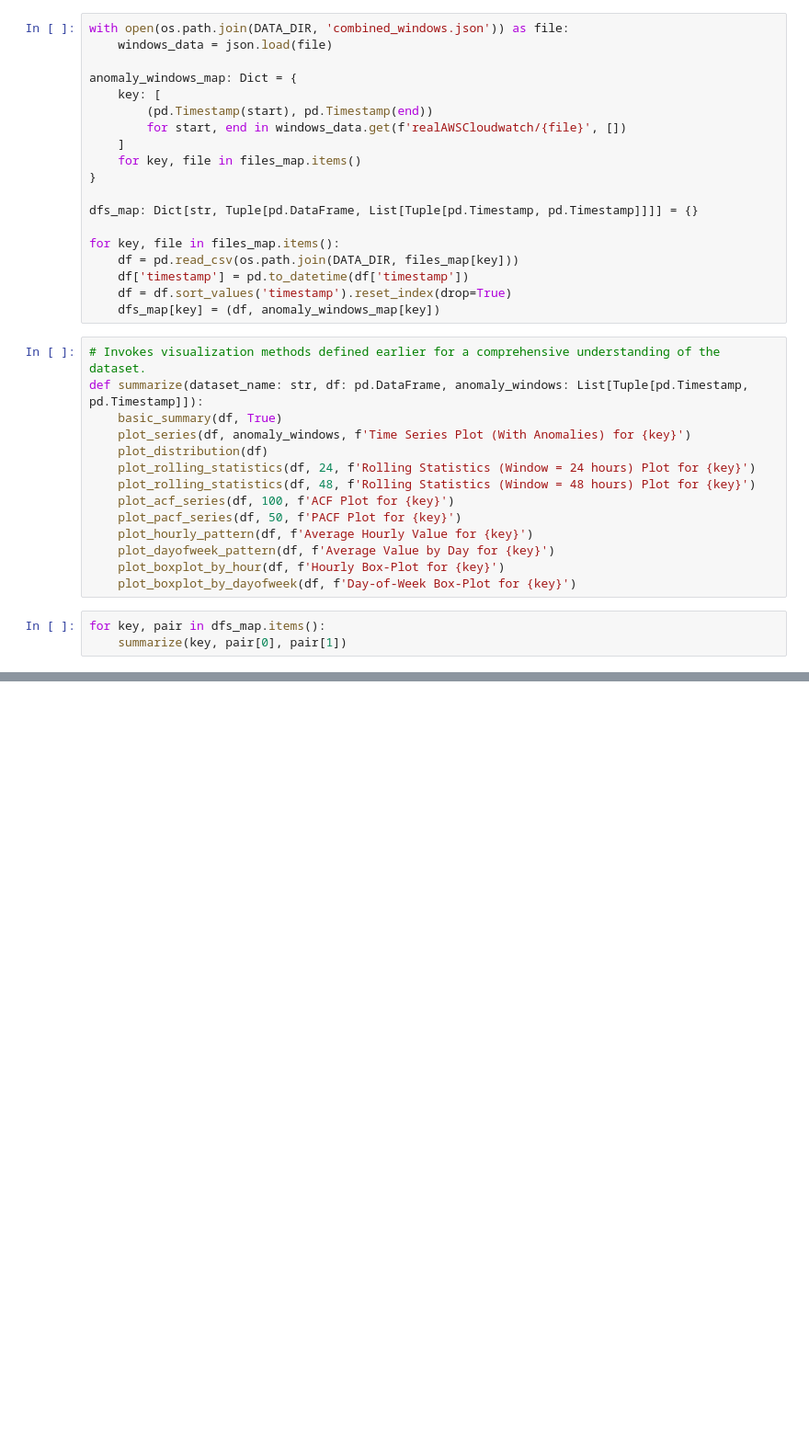
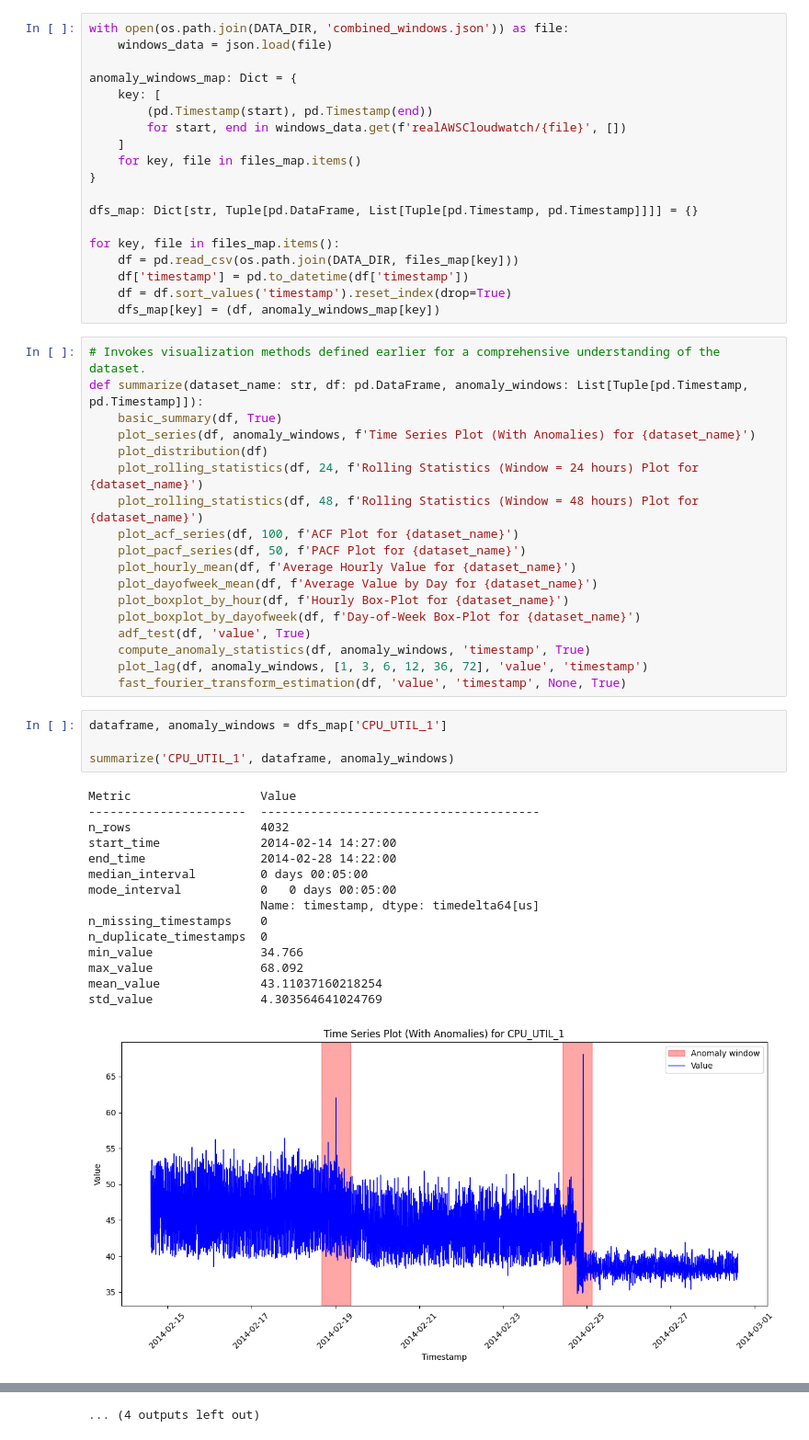
Before and after one commit to Umair-A-Mirza/cloud-alert-forecasting-internship-task, a Jupyter notebook: notebooks/eda.ipynb, the cells around one changed output, grey strips where cells are left out. Shown at 92% size. Saved outputs shown, nothing was run; the diff lists cells and outputs as text; blank space fills up the shorter version.

```diff
--- a/notebooks/eda.ipynb
+++ b/notebooks/eda.ipynb
@@ -63,16 +63,37 @@ for key, file in files_map.items():
 # Invokes visualization methods defined earlier for a comprehensive understanding of the dataset.
 def summarize(dataset_name: str, df: pd.DataFrame, anomaly_windows: List[Tuple[pd.Timestamp, pd.Timestamp]]):
     basic_summary(df, True)
-    plot_series(df, anomaly_windows, f'Time Series Plot (With Anomalies) for {key}')
+    plot_series(df, anomaly_windows, f'Time Series Plot (With Anomalies) for {dataset_name}')
     plot_distribution(df)
-    plot_rolling_statistics(df, 24, f'Rolling Statistics (Window = 24 hours) Plot for {key}')
-    plot_rolling_statistics(df, 48, f'Rolling Statistics (Window = 48 hours) Plot for {key}')
-    plot_acf_series(df, 100, f'ACF Plot for {key}')
-    plot_pacf_series(df, 50, f'PACF Plot for {key}')
-    plot_hourly_pattern(df, f'Average Hourly Value for {key}')
-    plot_dayofweek_pattern(df, f'Average Value by Day for {key}')
-    plot_boxplot_by_hour(df, f'Hourly Box-Plot for {key}')
-    plot_boxplot_by_dayofweek(df, f'Day-of-Week Box-Plot for {key}')
+    plot_rolling_statistics(df, 24, f'Rolling Statistics (Window = 24 hours) Plot for {dataset_name}')
+    plot_rolling_statistics(df, 48, f'Rolling Statistics (Window = 48 hours) Plot for {dataset_name}')
+    plot_acf_series(df, 100, f'ACF Plot for {dataset_name}')
+    plot_pacf_series(df, 50, f'PACF Plot for {dataset_name}')
+    plot_hourly_mean(df, f'Average Hourly Value for {dataset_name}')
+    plot_dayofweek_mean(df, f'Average Value by Day for {dataset_name}')
+    plot_boxplot_by_hour(df, f'Hourly Box-Plot for {dataset_name}')
+    plot_boxplot_by_dayofweek(df, f'Day-of-Week Box-Plot for {dataset_name}')
+    adf_test(df, 'value', True)
+    compute_anomaly_statistics(df, anomaly_windows, 'timestamp', True)
+    plot_lag(df, anomaly_windows, [1, 3, 6, 12, 36, 72], 'value', 'timestamp')
+    fast_fourier_transform_estimation(df, 'value', 'timestamp', None, True)
 # %%
-for key, pair in dfs_map.items():
-    summarize(key, pair[0], pair[1])
+dataframe, anomaly_windows = dfs_map['CPU_UTIL_1']
+
+summarize('CPU_UTIL_1', dataframe, anomaly_windows)
+# %% [output]
+Metric                  Value
+----------------------  ---------------------------------------
+n_rows                  4032
+start_time              2014-02-14 14:27:00
+end_time                2014-02-28 14:22:00
+median_interval         0 days 00:05:00
+mode_interval           0   0 days 00:05:00
+                        Name: timestamp, dtype: timedelta64[us]
+n_missing_timestamps    0
+n_duplicate_timestamps  0
+min_value               34.766
+max_value               68.092
+mean_value              43.11037160218254
+std_value               4.303564641024769
+[figure, added]
@@ -78,0 +127 @@ for key, pair in dfs_map.items():
+... (4 outputs left out)
```
Also changed, not shown: parts of 2 cells of this notebook, 2 other files.
